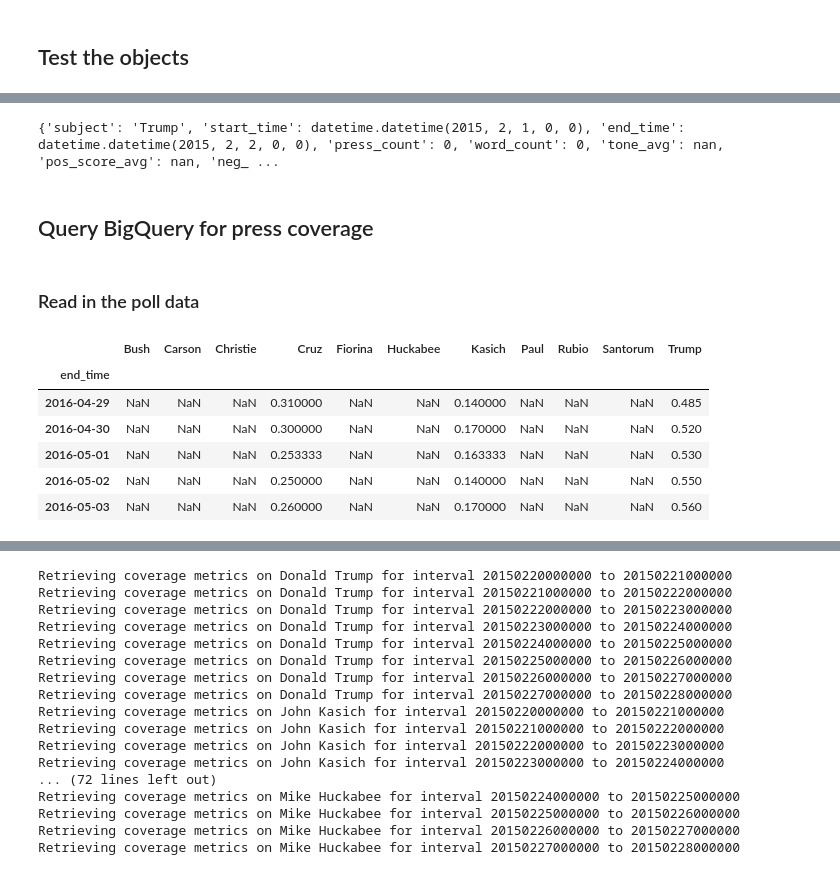
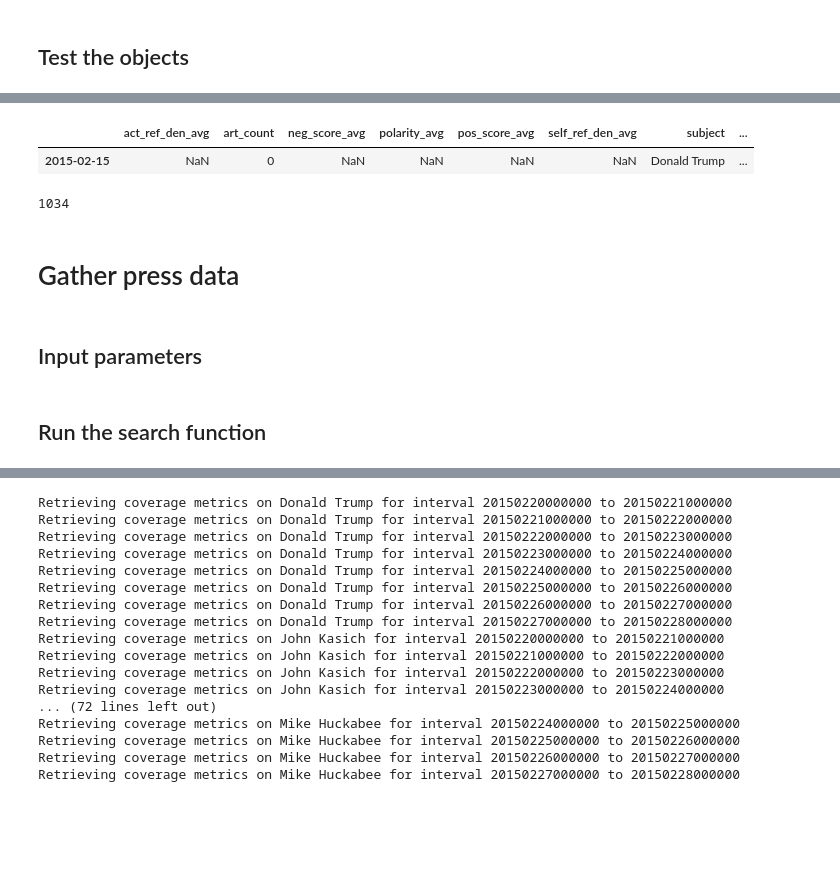
Before and after one commit to sgodfrey66/Polls_and_press, a Jupyter notebook: code/GoogleBigQuery.ipynb, the cells around one changed output, grey strips where cells are left out. Drawn from its saved outputs; the diff is of its cells as text; code cells hidden in the pictures; blank space fills up the shorter version.

Commit message:
BigQuery

```diff
--- a/code/GoogleBigQuery.ipynb
+++ b/code/GoogleBigQuery.ipynb
@@ -529,0 +635,12 @@ SELECT V2Tone FROM `gdelt-bq.gdeltv2.gkg` WHERE Persons LIKE('%trump%') AND DATE
+# %%
+# Create a list of search parameters which
+#  sets the subject of each search to one of the candidates
+#  determines search times by breaking the full polling window into n intervals
+#  if the candidate has no poll data for every date in the search window, no entry is created
+subject_mapping  = {'Trump':'Donald Trump', 'Kasich': 'John Kasich', 'Cruz':'Ted Cruz',
+                    'Rubio':'Marco Rubio', 'Carson':'Ben Carson', 'Bush':'Jeb Bush',
+                    'Christie':'Chris Christie', 'Fiorina':'Carly Fiorina', 'Santorum':'Rick Santorum',
+                    'Paul':'Rand Paul', 'Huckabee':'Mike Huckabee'}
+intervals = 16
+
+search_params = create_search_parameters(df = df_polls_2016, subjects = subject_mapping, intervals = intervals)
@@ -530 +658,25 @@ SELECT V2Tone FROM `gdelt-bq.gdeltv2.gkg` WHERE Persons LIKE('%trump%') AND DATE
+# %%
+# Look for press coverage according to the search criteria and return
+#  a list of dictionaries with press metrics for each time window specified in
+#  the time_intervals parameters; To do this the method calls the BigQuery API to collect
+#  data matching the search criteria from the search_table; The data fields collected for each
+#  interval are delineated in the fields column which must contain at least 'V2Tone' and 'V2Themes'
+#  since these are used to determine metrics;  Once the data for the search window are collected
+#  the GKGPersonPressMetrics method collects press metrics for each interval in the
+#  time_intervals parameter falling within the search window;  A list of dictionaries is
+#  returned one for each interval with the subject, the metrics, the date index;  This list
+#  of dictionaries can be converted to a DataFrame for easy viewing and further manipulation
+
+# Attributes of the data retrieval
+search_table = "`campfireanalysis.rep_primary_press_coverage_2016.t1`"
+fields = ['Date','V2Tone', 'V2Themes']
+limit = None
+data_path = '../data'
+
+person_metric = GKGPersonPressMetrics(search_table=search_table,
+                                      search_parameters = search_params[0], fields = fields, limit=limit,
+                                      time_intervals = poll_intervals)
+person_metric.build_sql()
+
+test_d = person_metric.collect_metrics()
 # %%
@@ -532,8 +694,0 @@ test_d = person_metric.collect_metrics()
-# %%
-print(test_d)
-# %% [output]
-{'subject': 'Trump', 'start_time': datetime.datetime(2015, 2, 1, 0, 0), 'end_time': datetime.datetime(2015, 2, 2, 0, 0), 'press_count': 0, 'word_count': 0, 'tone_avg': nan, 'pos_score_avg': nan, 'neg_ ...
-# %% [markdown]
-## Query BigQuery for press coverage
-# %% [markdown]
-### Read in the poll data
@@ -544,10 +695,14 @@ df_polls_2016.set_index('end_time', inplace = True)
-# %%
-df_polls_2016.tail(5)
-# %% [output]
-|  | Bush | Carson | Christie | Cruz | Fiorina | Huckabee | Kasich | Paul | Rubio | Santorum | Trump |
-| end_time |  |  |  |  |  |  |  |  |  |  |  |
-| 2016-04-29 | NaN | NaN | NaN | 0.310000 | NaN | NaN | 0.140000 | NaN | NaN | NaN | 0.485 |
-| 2016-04-30 | NaN | NaN | NaN | 0.300000 | NaN | NaN | 0.170000 | NaN | NaN | NaN | 0.520 |
-| 2016-05-01 | NaN | NaN | NaN | 0.253333 | NaN | NaN | 0.163333 | NaN | NaN | NaN | 0.530 |
-| 2016-05-02 | NaN | NaN | NaN | 0.250000 | NaN | NaN | 0.140000 | NaN | NaN | NaN | 0.550 |
-| 2016-05-03 | NaN | NaN | NaN | 0.260000 | NaN | NaN | 0.170000 | NaN | NaN | NaN | 0.560 |
+# %%
+df_test = pd.DataFrame(test_d).T
+df_test.head()
+# %% [output]
+|  | act_ref_den_avg | art_count | neg_score_avg | polarity_avg | pos_score_avg | self_ref_den_avg | subject | ... |
+| 2015-02-15 | NaN | 0 | NaN | NaN | NaN | NaN | Donald Trump | ... |
+# %%
+print(len(df_test.loc['2015-03-02','themes']))
+# %% [output]
+1034
+# %% [markdown]
+# Gather press data
+# %% [markdown]
+## Input parameters
@@ -553,0 +727,2 @@ df_polls_2016.tail(5)
+# %% [markdown]
+## Run the search function
```
Also changed, not shown: parts of 32 cells of this notebook.
